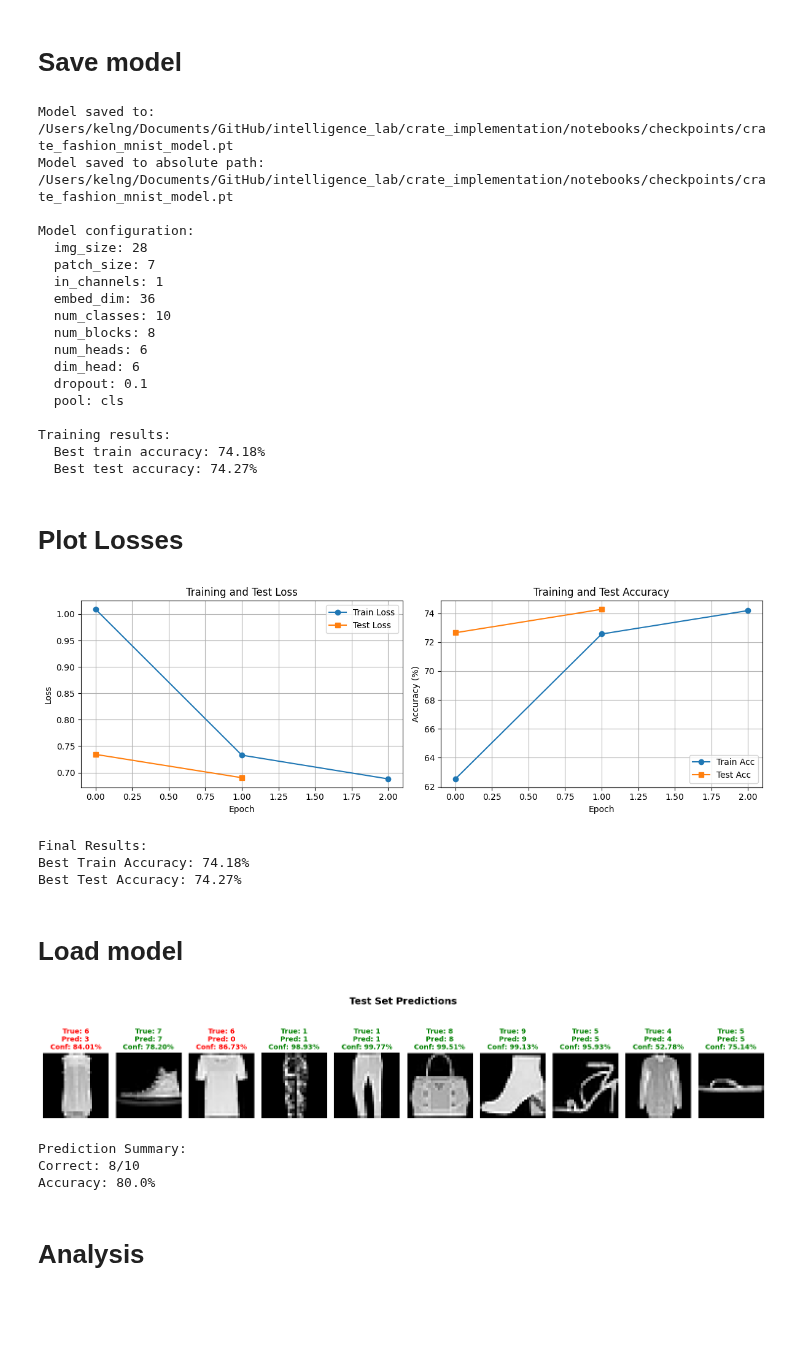
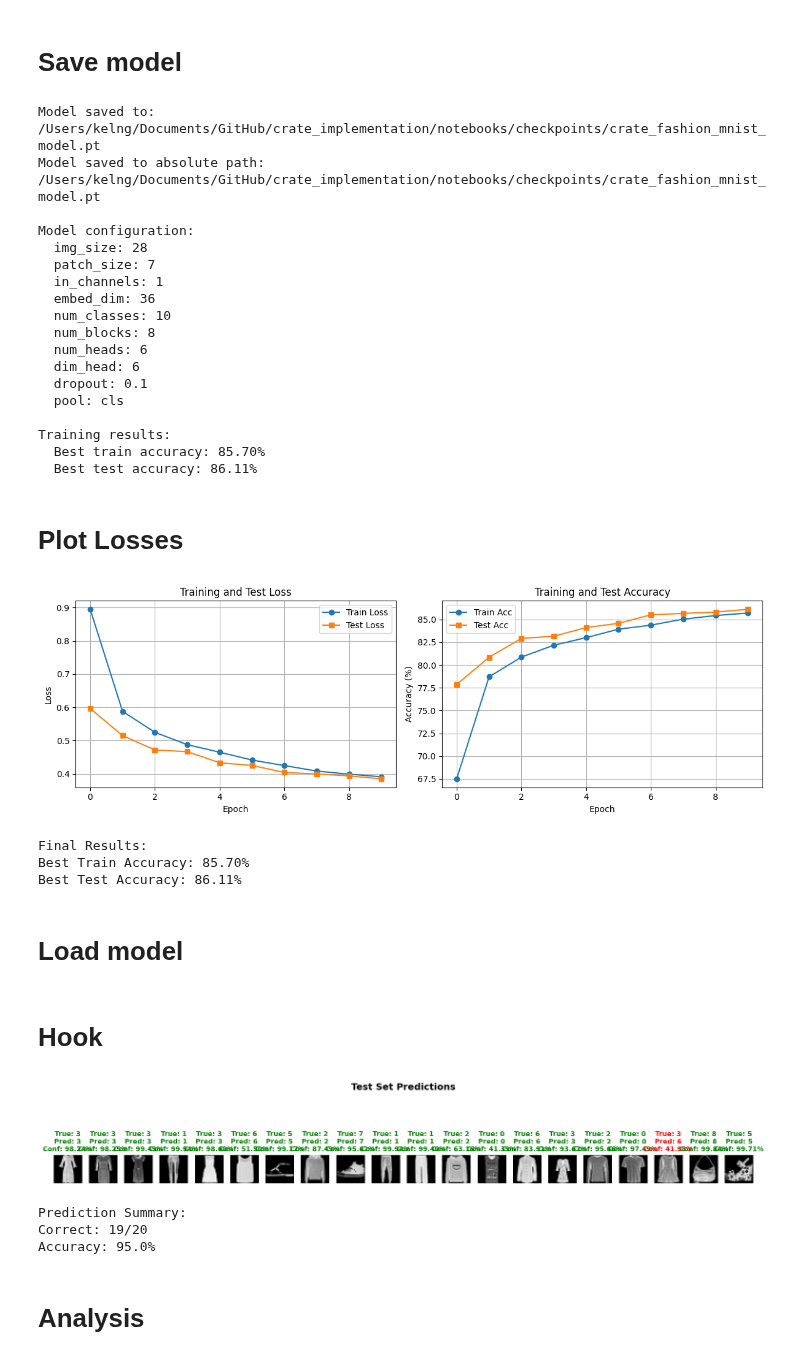
Before and after one commit to ngkel/crate_implementation, a Jupyter notebook: notebooks/crate_explained_fashion.ipynb, the cells around one changed output. Drawn from its saved outputs; the diff is of its cells as text; code cells hidden in the pictures; blank space fills up the shorter version.

```diff
--- a/notebooks/crate_explained_fashion.ipynb
+++ b/notebooks/crate_explained_fashion.ipynb
@@ -204,11 +204,30 @@ def evaluate(model, loader, criterion, device):
     return avg_loss, accuracy
 # %%
 # Training loop
-num_epochs = 20
+num_epochs = 10
 train_losses = []
 train_accs = []
 test_losses = []
 test_accs = []
+
+# Create checkpoints directory
+notebook_dir = pathlib.Path().resolve()
+checkpoints_dir = notebook_dir / 'checkpoints'
+checkpoints_dir.mkdir(exist_ok=True)
+
+# Model configuration (needed to recreate the model)
+model_config = {
+    'img_size': 28,
+    'patch_size': 7,
+    'in_channels': 1,
+    'embed_dim': 36,
+    'num_classes': 10,
+    'num_blocks': 8,
+    'num_heads': 6,
+    'dim_head': 6,
+    'dropout': 0.1,
+    'pool': 'cls'
+}
 
 print("Starting training...")
 for epoch in range(num_epochs):
@@ -228,10 +247,27 @@ for epoch in range(num_epochs):
     # Update learning rate
     scheduler.step()
 
+    # Save checkpoint after each epoch
+    checkpoint_path = checkpoints_dir / f'checkpoint_epoch_{epoch+1}.pt'
+    checkpoint = {
+        'epoch': epoch + 1,
+        'model_state_dict': model.state_dict(),
+        'model_config': model_config,
+        'optimizer_state_dict': optimizer.state_dict(),
+        'scheduler_state_dict': scheduler.state_dict(),
+        'train_loss': train_loss,
+        'train_acc': train_acc,
+        'test_loss': test_loss,
+        'test_acc': test_acc,
+        'learning_rate': scheduler.get_last_lr()[0]
+    }
+    torch.save(checkpoint, checkpoint_path)
+
     print(f"\nEpoch {epoch+1} Summary:")
     print(f"Train Loss: {train_loss:.4f}, Train Acc: {train_acc:.2f}%")
     print(f"Test Loss: {test_loss:.4f}, Test Acc: {test_acc:.2f}%")
     print(f"Learning Rate: {scheduler.get_last_lr()[0]:.6f}")
+    print(f"Checkpoint saved: {checkpoint_path}")
 # %% [output]
 Starting training...
 
@@ -310,8 +408,8 @@ print(f"\nTraining results:")
 print(f"  Best train accuracy: {max(train_accs):.2f}%")
 print(f"  Best test accuracy: {max(test_accs):.2f}%")
 # %% [output]
-Model saved to: /Users/kelng/Documents/GitHub/intelligence_lab/crate_implementation/notebooks/checkpoints/crate_fashion_mnist_model.pt
-Model saved to absolute path: /Users/kelng/Documents/GitHub/intelligence_lab/crate_implementation/notebooks/checkpoints/crate_fashion_mnist_model.pt
+Model saved to: /Users/kelng/Documents/GitHub/crate_implementation/notebooks/checkpoints/crate_fashion_mnist_model.pt
+Model saved to absolute path: /Users/kelng/Documents/GitHub/crate_implementation/notebooks/checkpoints/crate_fashion_mnist_model.pt
 
 Model configuration:
   img_size: 28
@@ -326,8 +424,8 @@ Model configuration:
   pool: cls
 
 Training results:
-  Best train accuracy: 74.18%
-  Best test accuracy: 74.27%
+  Best train accuracy: 85.70%
+  Best test accuracy: 86.11%
 # %% [markdown]
 # Plot Losses
 # %%
@@ -359,10 +457,10 @@ print(f"\nFinal Results:")
 print(f"Best Train Accuracy: {max(train_accs):.2f}%")
 print(f"Best Test Accuracy: {max(test_accs):.2f}%")
 # %% [output]
-[figure, old version]
+[figure, new version]
 Final Results:
-Best Train Accuracy: 74.18%
-Best Test Accuracy: 74.27%
+Best Train Accuracy: 85.70%
+Best Test Accuracy: 86.11%
 # %% [markdown]
 # Load model
 # %%
@@ -401,3 +499,5 @@ if model_path.exists():
 else:
     print(f"Model file not found at: {model_path}")
     print("Please train the model first or check the path.")
+# %% [markdown]
+# Hook
@@ -406,7 +542,7 @@ else:
 model.eval()
 
 # Get 5 random samples from test set
-num_samples = 10
+num_samples = 20
 sample_indices = torch.randint(0, len(test_dataset), (num_samples,))
 samples = [test_dataset[i] for i in sample_indices]
 
@@ -438,37 +574,37 @@ confidence_scores_cpu = confidence_scores.cpu()
 fig, axes = plt.subplots(1, num_samples, figsize=(15, 3))
 
 for i in range(num_samples):
     ax = axes[i]
     img = images_denorm[i].squeeze().numpy()
     true_label = true_labels_cpu[i].item()
     pred_label = predicted_labels_cpu[i].item()
     confidence = confidence_scores_cpu[i].item()
 
     # Display image
     ax.imshow(img, cmap='gray')
     ax.axis('off')
 
     # Color code: green if correct, red if incorrect
     color = 'green' if true_label == pred_label else 'red'
 
     # Add title with true label, prediction, and confidence
     title = f'True: {true_label}\nPred: {pred_label}\nConf: {confidence:.2%}'
     ax.set_title(title, color=color, fontsize=10, fontweight='bold')
 
 plt.suptitle('Test Set Predictions', fontsize=14, fontweight='bold', y=1.05)
 plt.tight_layout()
 plt.show()
 
 # Print summary
 print(f"\nPrediction Summary:")
 correct = (predicted_labels_cpu == true_labels_cpu).sum().item()
 print(f"Correct: {correct}/{num_samples}")
 print(f"Accuracy: {100*correct/num_samples:.1f}%")
 # %% [output]
-[figure, old version]
+[figure, new version]
 Prediction Summary:
-Correct: 8/10
-Accuracy: 80.0%
+Correct: 19/20
+Accuracy: 95.0%
 # %% [markdown]
 # Analysis
 # %% [markdown]
```
Also changed, not shown: parts of 18 cells of this notebook, 1 other file.
